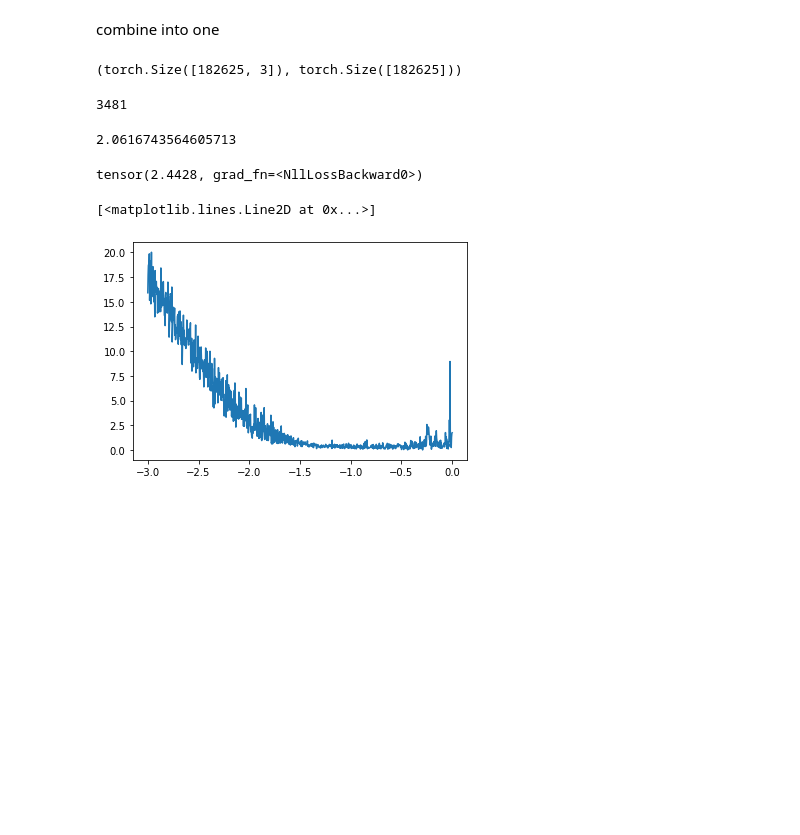
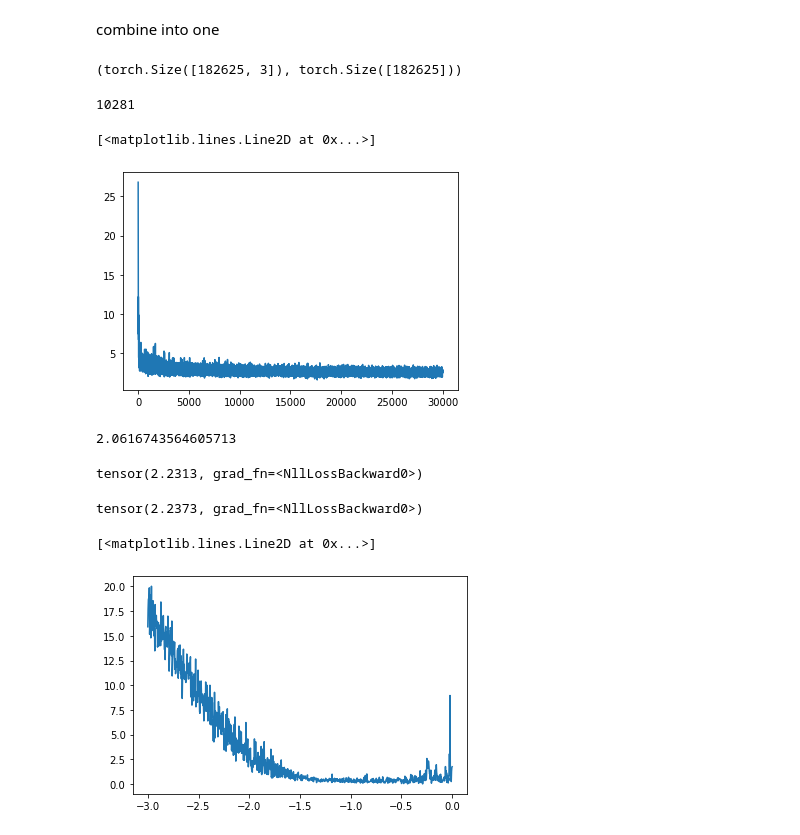
Before and after one commit to prakhar-chaurasiya/ml, a Jupyter notebook: makemore_mlp.ipynb, the cells around one changed output. Saved outputs shown, nothing was run; the diff lists cells and outputs as text; code cells hidden in the pictures; blank space fills up the shorter version.

```diff
--- a/makemore_mlp.ipynb
+++ b/makemore_mlp.ipynb
@@ -148,15 +148,15 @@ Xtr.shape, Ytr.shape # dataset
 # %%
 g = torch.Generator().manual_seed(2147483647)
 C = torch.randn((27, 2), generator=g)
-W1 = torch.randn((6, 100), generator=g)
-b1 = torch.randn(100, generator=g)
-W2 = torch.randn((100, 27), generator=g)
+W1 = torch.randn((6, 300), generator=g)
+b1 = torch.randn(300, generator=g)
+W2 = torch.randn((300, 27), generator=g)
 b2 = torch.randn(27, generator=g)
 parameters = [C, W1, b1, W2, b2]
 # %%
 sum(p.nelement() for p in parameters)
 # %% [output]
-3481
+10281
 # %%
 for p in parameters:
   p.requires_grad = True
@@ -167,8 +167,9 @@ lrs = 10**lre
 # %%
 lri = []
 lossi = []
+stepi = []
 
-for i in range(10000):
+for i in range(30000):
   # minibatch construct
   ix = torch.randint(0, Xtr.shape[0], (32,))
   # forward pass
@@ -185,18 +186,32 @@ for i in range(10000):
 
   # update
   # lr = lrs[i]
-  lr = 0.1
+  lr = 0.01
   for p in parameters:
     p.data += -lr * p.grad
 
   # track stats
   # lri.append(lre[i])
-  # lossi.append(loss.item())
+  stepi.append(i)
+  lossi.append(loss.item())
 # print(loss.item())
+# %%
+plt.plot(stepi, lossi)
+# %% [output]
+[<matplotlib.lines.Line2D at 0x...>]
+[figure, added]
 # %%
 print(loss.item())
 # %% [output]
 2.0616743564605713
+# %%
+emb = C[Xtr]
+h = torch.tanh(emb.view(-1, 6) @ W1 + b1)
+logits = h @ W2 + b2
+loss = F.cross_entropy(logits, Ytr)
+loss
+# %% [output]
+tensor(2.2313, grad_fn=<NllLossBackward0>)
 # %%
 emb = C[Xdev]
 h = torch.tanh(emb.view(-1, 6) @ W1 + b1)
@@ -204,7 +219,7 @@ logits = h @ W2 + b2
 loss = F.cross_entropy(logits, Ydev)
 loss
 # %% [output]
-tensor(2.4428, grad_fn=<NllLossBackward0>)
+tensor(2.2373, grad_fn=<NllLossBackward0>)
 # %%
 plt.plot(lri, lossi)
 # %% [output]
```
Also changed, not shown: parts of 1 cell of this notebook.
